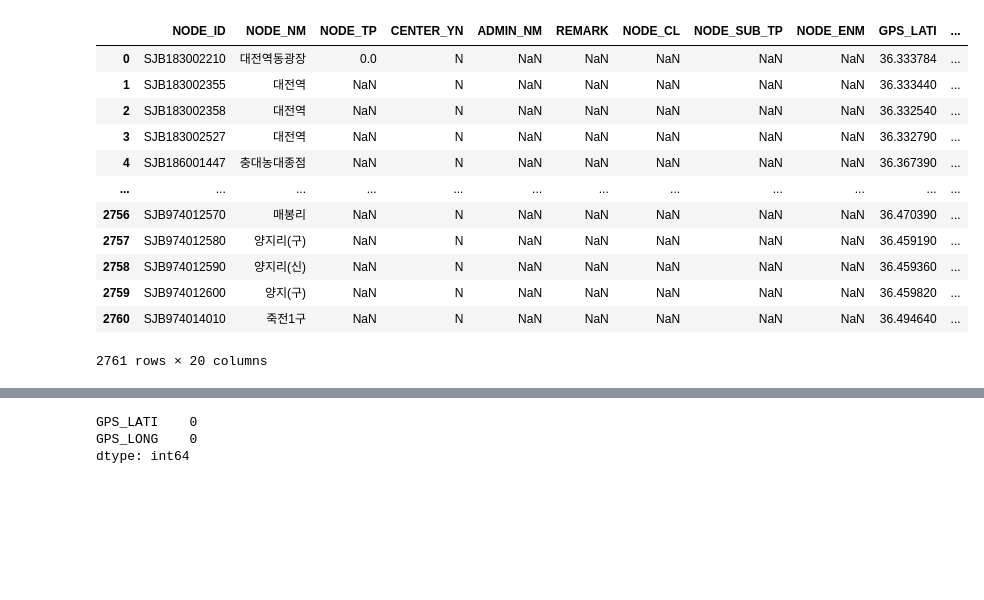
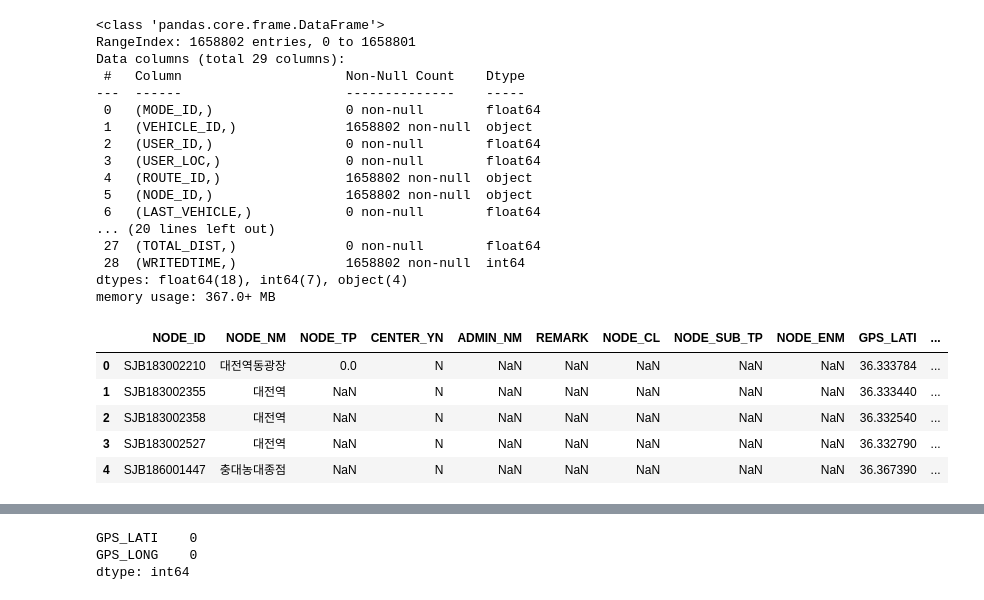
Before and after one commit to rlackdrhkd/test-1, a Jupyter notebook: BIS 다뤄보기.ipynb, the cells around one changed output, grey strips where cells are left out. Cells and saved outputs as stored; diff of their text form; code cells hidden in the pictures; blank space fills up the shorter version.

```diff
--- a/BIS 다뤄보기.ipynb
+++ b/BIS 다뤄보기.ipynb
@@ -50,16 +44,29 @@ busLocInfo
+# %%
+busLocInfo.info()
+# %% [output]
+<class 'pandas.core.frame.DataFrame'>
+RangeIndex: 1658802 entries, 0 to 1658801
+Data columns (total 29 columns):
+ #   Column                     Non-Null Count    Dtype
+---  ------                     --------------    -----
+ 0   (MODE_ID,)                 0 non-null        float64
+ 1   (VEHICLE_ID,)              1658802 non-null  object
+ 2   (USER_ID,)                 0 non-null        float64
+ 3   (USER_LOC,)                0 non-null        float64
+ 4   (ROUTE_ID,)                1658802 non-null  object
+ 5   (NODE_ID,)                 1658802 non-null  object
+ 6   (LAST_VEHICLE,)            0 non-null        float64
+... (20 lines left out)
+ 27  (TOTAL_DIST,)              0 non-null        float64
+ 28  (WRITEDTIME,)              1658802 non-null  int64
+dtypes: float64(18), int64(7), object(4)
+memory usage: 367.0+ MB
 # %%
-node
+node.head()
 # %% [output]
 |  | NODE_ID | NODE_NM | NODE_TP | CENTER_YN | ADMIN_NM | REMARK | NODE_CL | NODE_SUB_TP | NODE_ENM | GPS_LATI | ... |
 | 0 | SJB183002210 | 대전역동광장 | 0.0 | N | NaN | NaN | NaN | NaN | NaN | 36.333784 | ... |
 | 1 | SJB183002355 | 대전역 | NaN | N | NaN | NaN | NaN | NaN | NaN | 36.333440 | ... |
 | 2 | SJB183002358 | 대전역 | NaN | N | NaN | NaN | NaN | NaN | NaN | 36.332540 | ... |
 | 3 | SJB183002527 | 대전역 | NaN | N | NaN | NaN | NaN | NaN | NaN | 36.332790 | ... |
 | 4 | SJB186001447 | 충대농대종점 | NaN | N | NaN | NaN | NaN | NaN | NaN | 36.367390 | ... |
-| ... | ... | ... | ... | ... | ... | ... | ... | ... | ... | ... | ... |
-| 2756 | SJB974012570 | 매봉리 | NaN | N | NaN | NaN | NaN | NaN | NaN | 36.470390 | ... |
-| 2757 | SJB974012580 | 양지리(구) | NaN | N | NaN | NaN | NaN | NaN | NaN | 36.459190 | ... |
-| 2758 | SJB974012590 | 양지리(신) | NaN | N | NaN | NaN | NaN | NaN | NaN | 36.459360 | ... |
-| 2759 | SJB974012600 | 양지(구) | NaN | N | NaN | NaN | NaN | NaN | NaN | 36.459820 | ... |
-| 2760 | SJB974014010 | 죽전1구 | NaN | N | NaN | NaN | NaN | NaN | NaN | 36.494640 | ... |
-2761 rows × 20 columns
```
Also changed, not shown: parts of 11 cells of this notebook, 2 other files.
